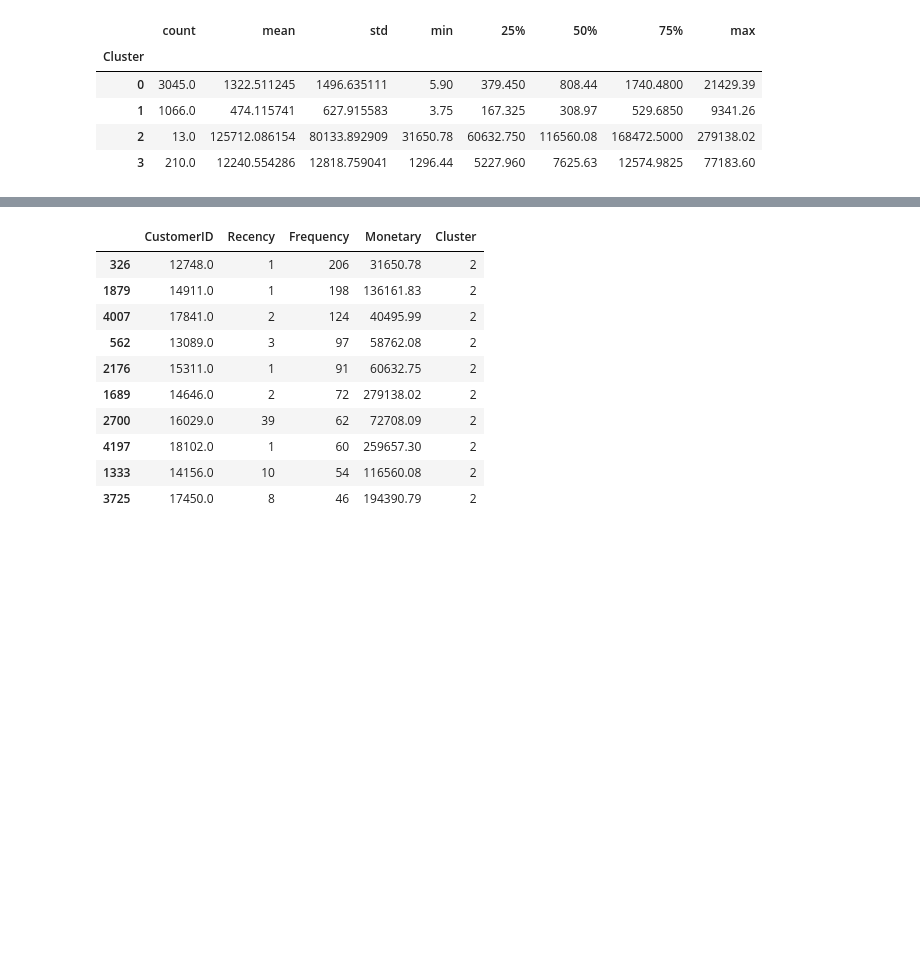
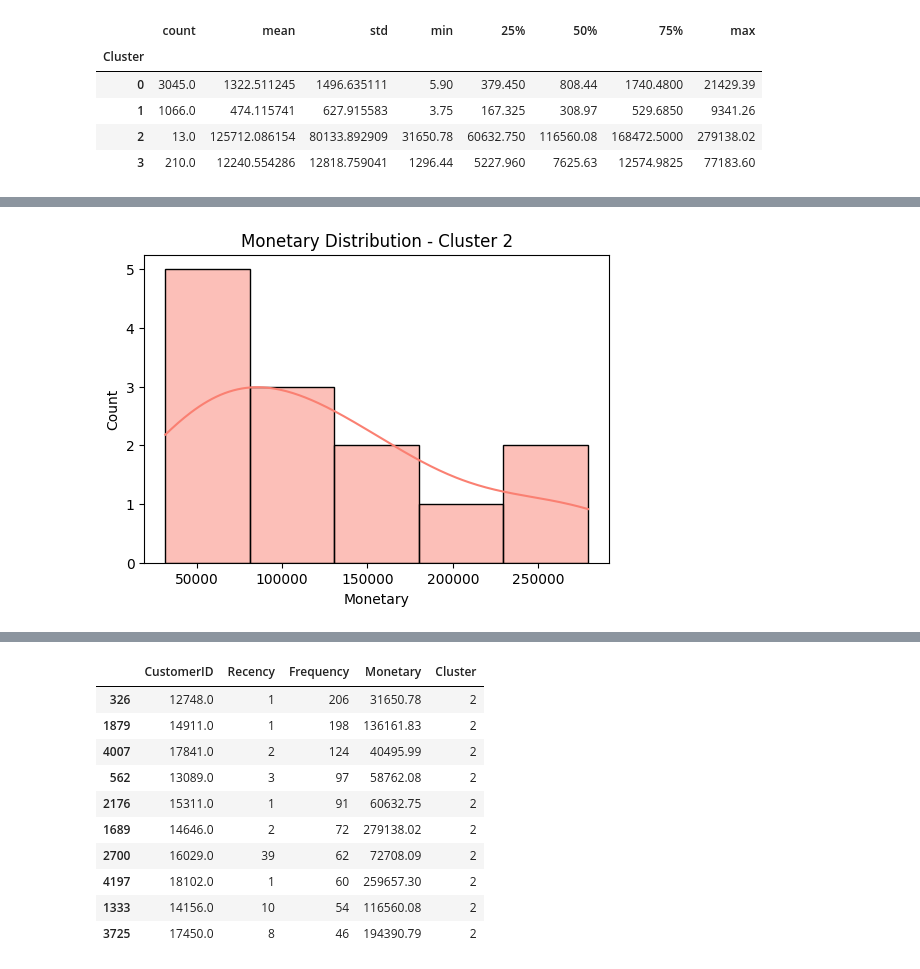
Before and after one commit to isyraffajar/Capstone-Asah, a Jupyter notebook: CustomerSegmentation.ipynb, the cells around one changed output, grey strips where cells are left out. Drawn from its saved outputs; the diff is of its cells as text; code cells hidden in the pictures; blank space fills up the shorter version.

```diff
--- a/CustomerSegmentation.ipynb
+++ b/CustomerSegmentation.ipynb
@@ -908,0 +977,10 @@ for column in rfm.columns:
+# %%
+# Monetary
+plt.figure(figsize=(6,4))
+sns.histplot(cluster2['Monetary'], kde=True, color='salmon')
+plt.title('Monetary Distribution - Cluster 2')
+plt.xlabel('Monetary')
+plt.ylabel('Count')
+plt.show()
+# %% [output]
+[figure, added]
```
Also changed, not shown: parts of 27 cells of this notebook.
